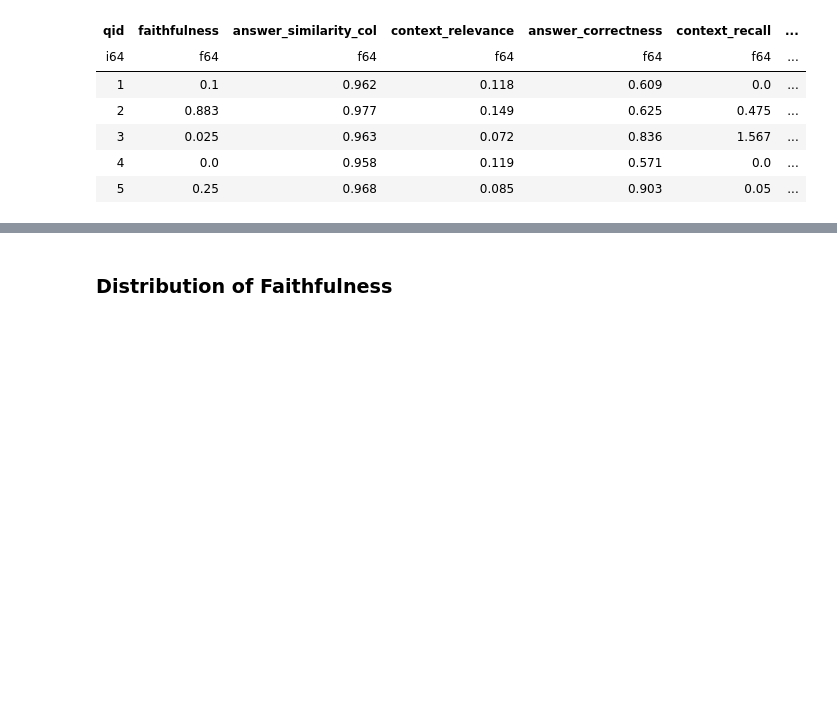
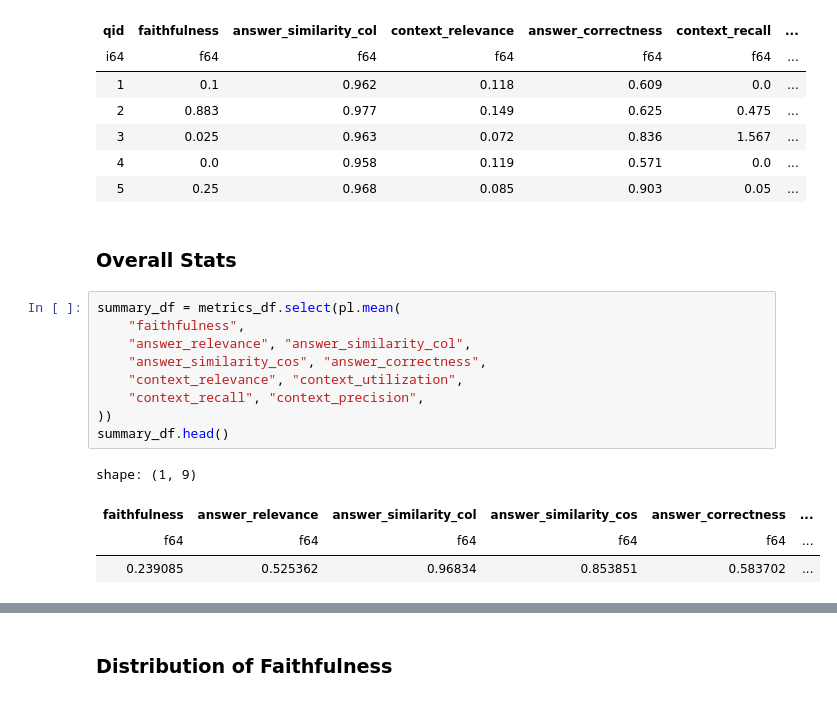
Before and after one commit to sujitpal/llm-rag-eval, a Jupyter notebook: src/score_distributions.ipynb, the cells around one changed output, grey strips where cells are left out. Drawn from its saved outputs; the diff is of its cells as text; blank space fills up the shorter version.

```diff
--- a/src/score_distributions.ipynb
+++ b/src/score_distributions.ipynb
@@ -46,3 +46,19 @@ shape: (5, 10)
 | 3 | 0.025 | 0.963 | 0.072 | 0.836 | 1.567 | ... |
 | 4 | 0.0 | 0.958 | 0.119 | 0.571 | 0.0 | ... |
 | 5 | 0.25 | 0.968 | 0.085 | 0.903 | 0.05 | ... |
+# %% [markdown]
+### Overall Stats
+# %%
+summary_df = metrics_df.select(pl.mean(
+    "faithfulness",
+    "answer_relevance", "answer_similarity_col",
+    "answer_similarity_cos", "answer_correctness",
+    "context_relevance", "context_utilization",
+    "context_recall", "context_precision",
+))
+summary_df.head()
+# %% [output]
+shape: (1, 9)
+| faithfulness | answer_relevance | answer_similarity_col | answer_similarity_cos | answer_correctness | ... |
+| f64 | f64 | f64 | f64 | f64 | ... |
+| 0.239085 | 0.525362 | 0.96834 | 0.853851 | 0.583702 | ... |
```
Also changed, not shown: parts of 1 cell of this notebook, 1 other file.
